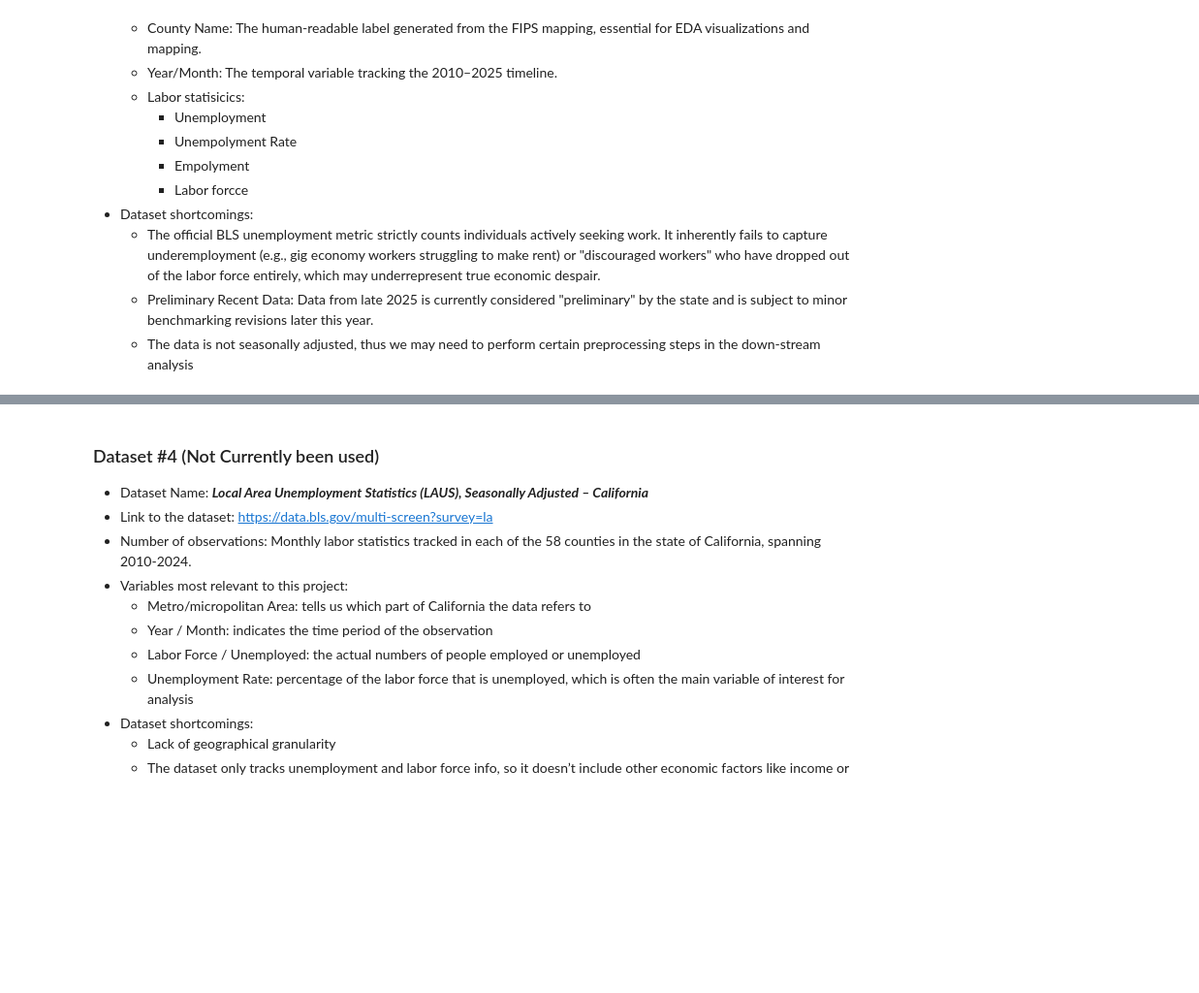
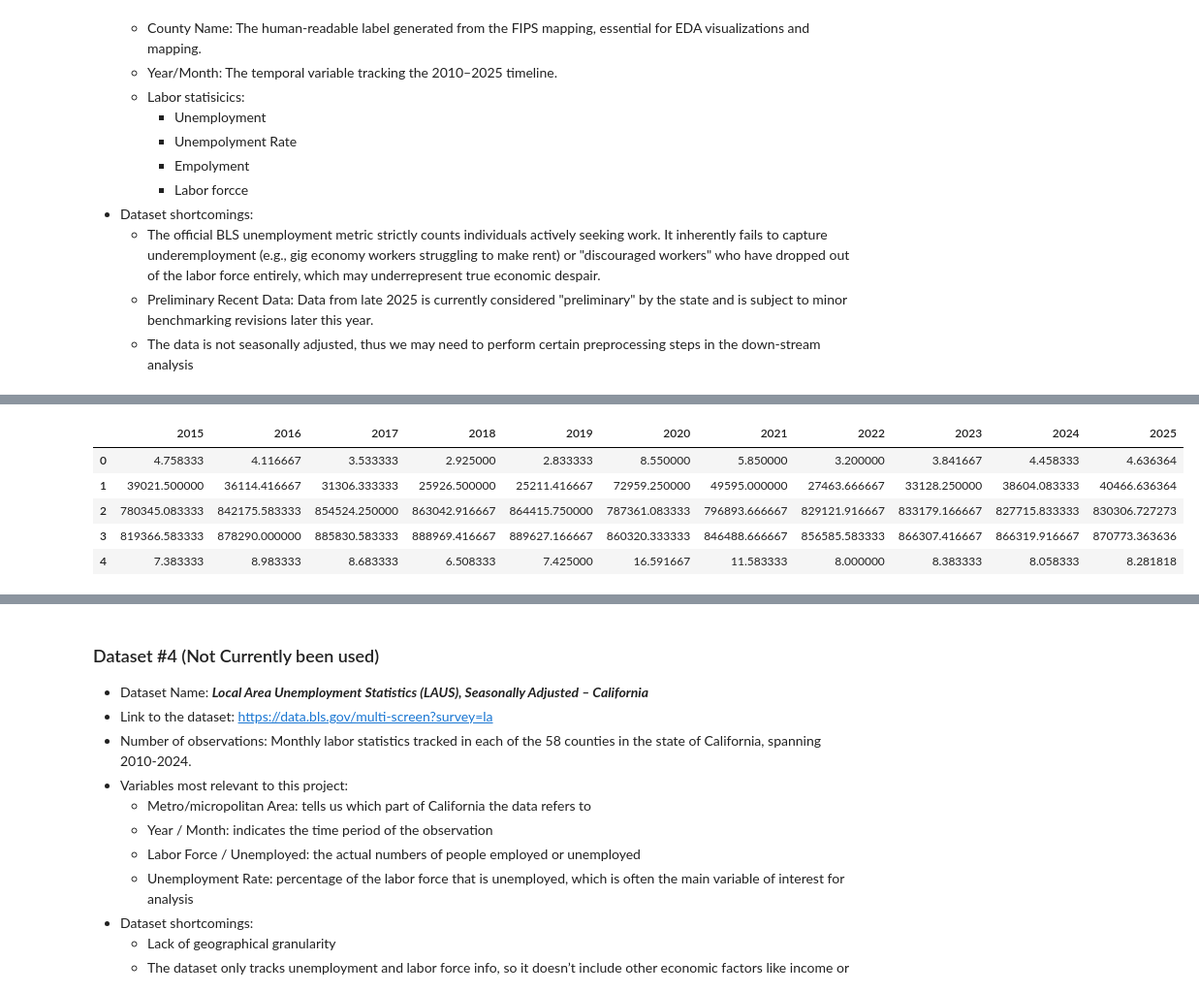
Before and after one commit to COGS108/Group078_WI26, a Jupyter notebook: 02-EDACheckpoint.ipynb, the cells around one changed output, grey strips where cells are left out. Shown at 97% size. Cells and saved outputs as stored; diff of their text form; code cells hidden in the pictures; blank space fills up the shorter version.

```diff
--- a/02-EDACheckpoint.ipynb
+++ b/02-EDACheckpoint.ipynb
@@ -147,3 +172,6 @@ get_data.get_raw(datafiles,destination_directory='data/00-raw/')
     - The official BLS unemployment metric strictly counts individuals actively seeking work. It inherently fails to capture underemployment (e.g., gig economy workers struggling to make rent) or "discouraged workers" who have dropped out of the labor force entirely, which may underrepresent true economic despair.
     - Preliminary Recent Data: Data from late 2025 is currently considered "preliminary" by the state and is subject to minor benchmarking revisions later this year.
     - The data is not seasonally adjusted, thus we may need to perform certain preprocessing steps in the down-stream analysis
+# %%
+labor_df_CA = pd.read_csv('data/01-interim/CA_labor.csv')
+labor_df_CA.head()
@@ -149,0 +186,22 @@ get_data.get_raw(datafiles,destination_directory='data/00-raw/')
+# %%
+
+timeline_cols = [col for col in labor_df_CA.columns if '\n' in str(col)]
+
+# Create a sub-dataframe with just that numeric data
+df_numeric = labor_df_CA[timeline_cols].apply(pd.to_numeric, errors='coerce')
+
+# Extract the years from these specific columns
+years = [col.split('\n')[-1] for col in df_numeric.columns]
+
+# Calculate Mean and StdDev
+df_yearly_mean = df_numeric.groupby(years, axis=1).mean()
+df_yearly_std = df_numeric.groupby(years, axis=1).std()
+
+df_yearly_mean.head()
+# %% [output]
+|  | 2015 | 2016 | 2017 | 2018 | 2019 | 2020 | 2021 | 2022 | 2023 | 2024 | 2025 |
+| 0 | 4.758333 | 4.116667 | 3.533333 | 2.925000 | 2.833333 | 8.550000 | 5.850000 | 3.200000 | 3.841667 | 4.458333 | 4.636364 |
+| 1 | 39021.500000 | 36114.416667 | 31306.333333 | 25926.500000 | 25211.416667 | 72959.250000 | 49595.000000 | 27463.666667 | 33128.250000 | 38604.083333 | 40466.636364 |
+| 2 | 780345.083333 | 842175.583333 | 854524.250000 | 863042.916667 | 864415.750000 | 787361.083333 | 796893.666667 | 829121.916667 | 833179.166667 | 827715.833333 | 830306.727273 |
+| 3 | 819366.583333 | 878290.000000 | 885830.583333 | 888969.416667 | 889627.166667 | 860320.333333 | 846488.666667 | 856585.583333 | 866307.416667 | 866319.916667 | 870773.363636 |
+| 4 | 7.383333 | 8.983333 | 8.683333 | 6.508333 | 7.425000 | 16.591667 | 11.583333 | 8.000000 | 8.383333 | 8.058333 | 8.281818 |
```
Also changed, not shown: parts of 9 cells of this notebook.
